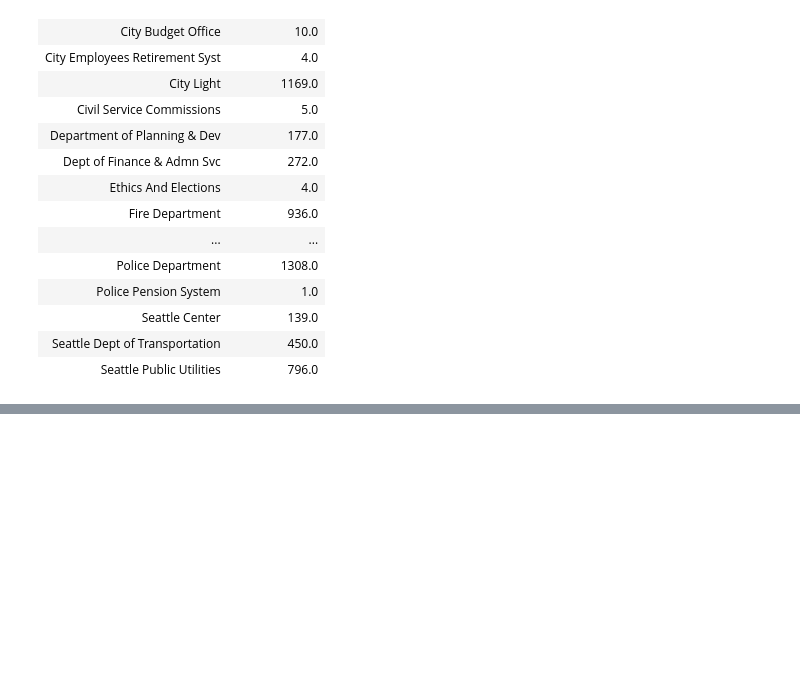
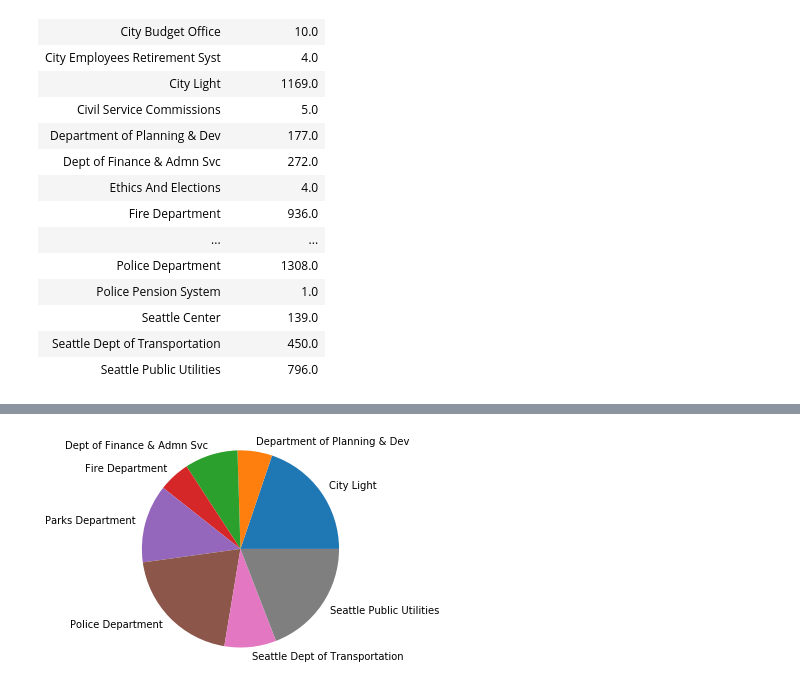
Before and after one commit to garrettsanders/Wage_Gap_Seattle, a Jupyter notebook: project_1.ipynb, the cells around one changed output, grey strips where cells are left out. Saved outputs shown, nothing was run; the diff lists cells and outputs as text; code cells hidden in the pictures; blank space fills up the shorter version.

```diff
--- a/project_1.ipynb
+++ b/project_1.ipynb
@@ -211,0 +263,3 @@ plt.pie(number_employees_male)
+# %%
+number_employees_female = wage_df.groupby("Department").agg({"No. Female Empl":"sum"})
+number_employees_female
@@ -211,0 +285,3 @@ plt.pie(number_employees_male)
+# %%
+number_employees_female.reset_index(inplace=True)
+number_employees_female
@@ -211,0 +306,10 @@ plt.pie(number_employees_male)
+# %%
+chart_data_2 = number_employees_female.loc[(number_employees_female["Department"] == "City Light") |
+                                       (number_employees_female["Department"] == "Department of Planning & Dev") |
+                                       (number_employees_female["Department"] == "Dept of Finance & Admn Svc") |
+                                       (number_employees_female["Department"] == "Fire Department") |
+                                       (number_employees_female["Department"] == "Parks Department") |
+                                       (number_employees_female["Department"] == "Police Department") |
+                                       (number_employees_female["Department"] == "Seattle Dept of Transportation") |
+                                       (number_employees_female["Department"] == "Seattle Public Utilities"),:]
+chart_data_2
@@ -212,3 +326,17 @@ plt.pie(number_employees_male)
+# %%
+plt.pie(
+    # using employee count
+    chart_data_2['No. Female Empl'],
+    # using departments for labels
+    labels=chart_data_2['Department'],
+    )
+# View the plot drop above
+plt.axis('equal')
+# View the plot
+# plt.tight_layout()
+plt.show()
+# %% [output]
+[figure, added]
 # %%
 # wage_df.groupby(
 #    ['Department']
```
Also changed, not shown: parts of 12 cells of this notebook.
